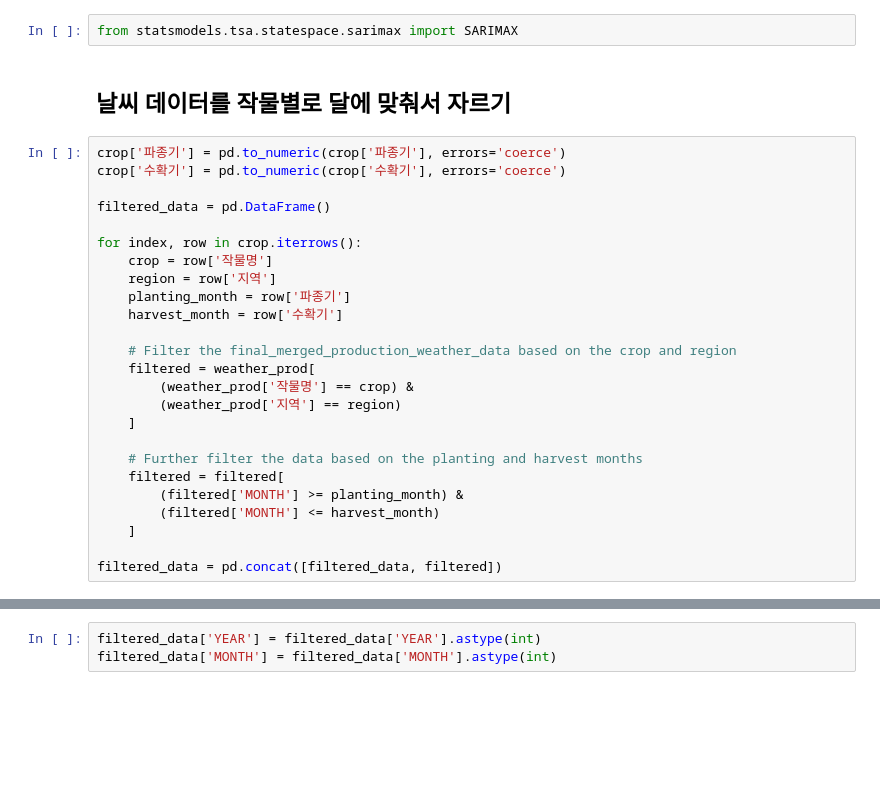
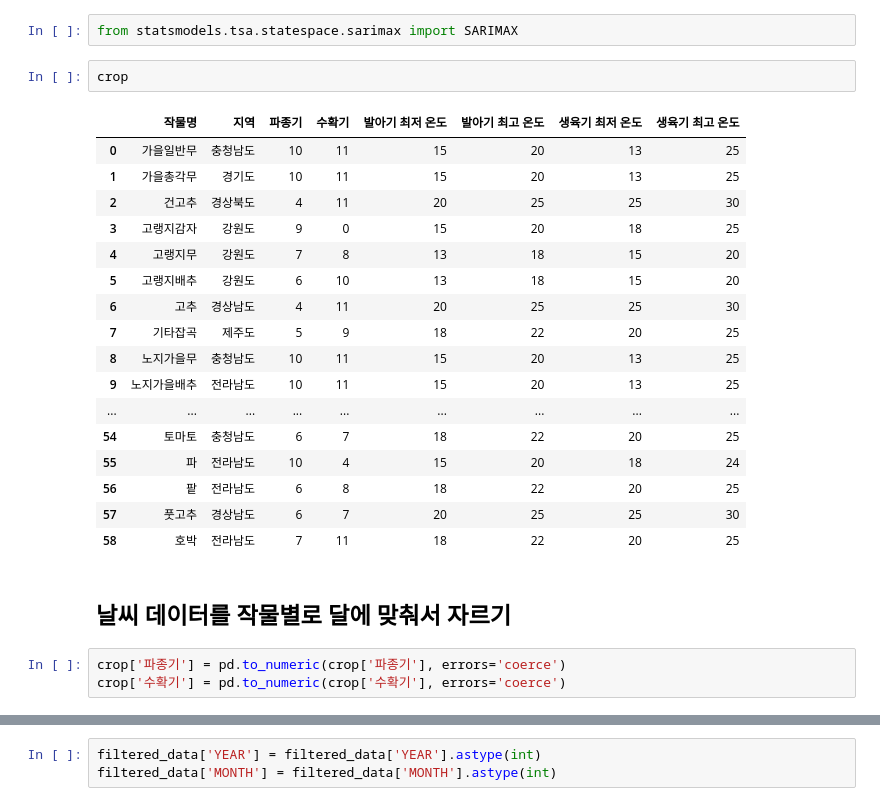
Before and after one commit to Weather-of-Ingredients/ML, a Jupyter notebook: 시계열분석.ipynb, the cells around one changed output, grey strips where cells are left out. Drawn from its saved outputs; the diff is of its cells as text; blank space fills up the shorter version.

```diff
--- a/시계열분석.ipynb
+++ b/시계열분석.ipynb
@@ -25,29 +37,27 @@ weather
 # %%
 from statsmodels.tsa.statespace.sarimax import SARIMAX
+# %%
+crop
+# %% [output]
+|  | 작물명 | 지역 | 파종기 | 수확기 | 발아기 최저 온도 | 발아기 최고 온도 | 생육기 최저 온도 | 생육기 최고 온도 |
+| 0 | 가을일반무 | 충청남도 | 10 | 11 | 15 | 20 | 13 | 25 |
+| 1 | 가을총각무 | 경기도 | 10 | 11 | 15 | 20 | 13 | 25 |
+| 2 | 건고추 | 경상북도 | 4 | 11 | 20 | 25 | 25 | 30 |
+| 3 | 고랭지감자 | 강원도 | 9 | 0 | 15 | 20 | 18 | 25 |
+| 4 | 고랭지무 | 강원도 | 7 | 8 | 13 | 18 | 15 | 20 |
+| 5 | 고랭지배추 | 강원도 | 6 | 10 | 13 | 18 | 15 | 20 |
+| 6 | 고추 | 경상남도 | 4 | 11 | 20 | 25 | 25 | 30 |
+| 7 | 기타잡곡 | 제주도 | 5 | 9 | 18 | 22 | 20 | 25 |
+| 8 | 노지가을무 | 충청남도 | 10 | 11 | 15 | 20 | 13 | 25 |
+| 9 | 노지가을배추 | 전라남도 | 10 | 11 | 15 | 20 | 13 | 25 |
+| ... | ... | ... | ... | ... | ... | ... | ... | ... |
+| 54 | 토마토 | 충청남도 | 6 | 7 | 18 | 22 | 20 | 25 |
+| 55 | 파 | 전라남도 | 10 | 4 | 15 | 20 | 18 | 24 |
+| 56 | 팥 | 전라남도 | 6 | 8 | 18 | 22 | 20 | 25 |
+| 57 | 풋고추 | 경상남도 | 6 | 7 | 20 | 25 | 25 | 30 |
+| 58 | 호박 | 전라남도 | 7 | 11 | 18 | 22 | 20 | 25 |
 # %% [markdown]
 ## 날씨 데이터를 작물별로 달에 맞춰서 자르기
 # %%
 crop['파종기'] = pd.to_numeric(crop['파종기'], errors='coerce')
 crop['수확기'] = pd.to_numeric(crop['수확기'], errors='coerce')
-
-filtered_data = pd.DataFrame()
-
-for index, row in crop.iterrows():
-    crop = row['작물명']
-    region = row['지역']
-    planting_month = row['파종기']
-    harvest_month = row['수확기']
-
-    # Filter the final_merged_production_weather_data based on the crop and region
-    filtered = weather_prod[
-        (weather_prod['작물명'] == crop) &
-        (weather_prod['지역'] == region)
-    ]
-
-    # Further filter the data based on the planting and harvest months
-    filtered = filtered[
-        (filtered['MONTH'] >= planting_month) &
-        (filtered['MONTH'] <= harvest_month)
-    ]
-
-filtered_data = pd.concat([filtered_data, filtered])
```
Also changed, not shown: parts of 24 cells of this notebook, 3 other files.
